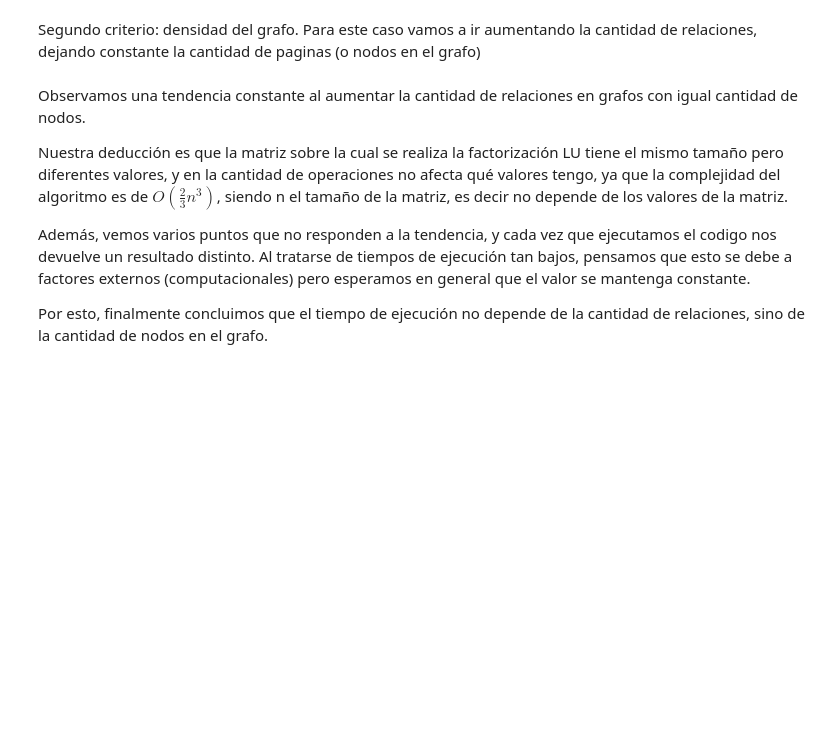
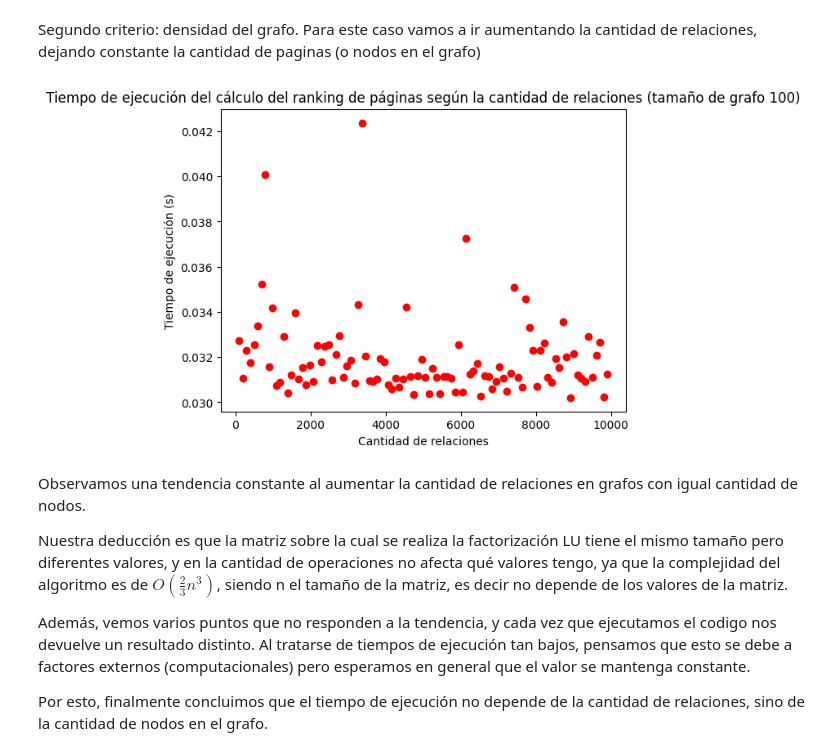
Before and after one commit to dantec19/alc_1c-2024, a Jupyter notebook: tp1/template-alumnos/template-alumnos/grupo_42_TP1.ipynb, the cells around one changed output. Cells and saved outputs as stored; diff of their text form; code cells hidden in the pictures; blank space fills up the shorter version.

```diff
--- a/tp1/template-alumnos/template-alumnos/grupo_42_TP1.ipynb
+++ b/tp1/template-alumnos/template-alumnos/grupo_42_TP1.ipynb
@@ -378,28 +372,30 @@ Segundo criterio: densidad del grafo. Para este caso vamos a ir aumentando la ca
 # %%
 def graficoCantRelaciones(tamano_grafo):
     p = 0.5
     cant_relaciones = 0
     tiempos_ejecucion = np.zeros(tamano_grafo)
     cant_relaciones = np.zeros(tamano_grafo)
 
     W = np.zeros((tamano_grafo, tamano_grafo))
     cnt = 0
     for i in range(0, tamano_grafo):
         for j in range(0, tamano_grafo): # Dejo i fijo y voy agregando relaciones de i a cada j. Cuando pase por todos los i, voy a tener todas las relaciones posibles en mi matriz.
             if j != i:
                 # Añado una relación a la matriz de la página i a la j
                 W[j, i] = 1
                 cnt+=1
         cant_relaciones[i] = cnt
         tiempos_ejecucion[i] = tiempo_ejecucion(W,p)
 
     plt.title(f"Tiempo de ejecución del cálculo del ranking de páginas según la cantidad de relaciones (tamaño de grafo {tamano_grafo})")
     plt.xlabel("Cantidad de relaciones")
     plt.ylabel("Tiempo de ejecución (s)")
     plt.scatter(cant_relaciones, tiempos_ejecucion, color ="red")
     plt.show()
 
-graficoCantRelaciones(300)
+graficoCantRelaciones(100)
+# %% [output]
+[figure, added]
 # %% [markdown]
 Observamos una tendencia constante al aumentar la cantidad de relaciones en grafos con igual cantidad de nodos.
 
```
Also changed, not shown: parts of 24 cells of this notebook, 1 other file.
